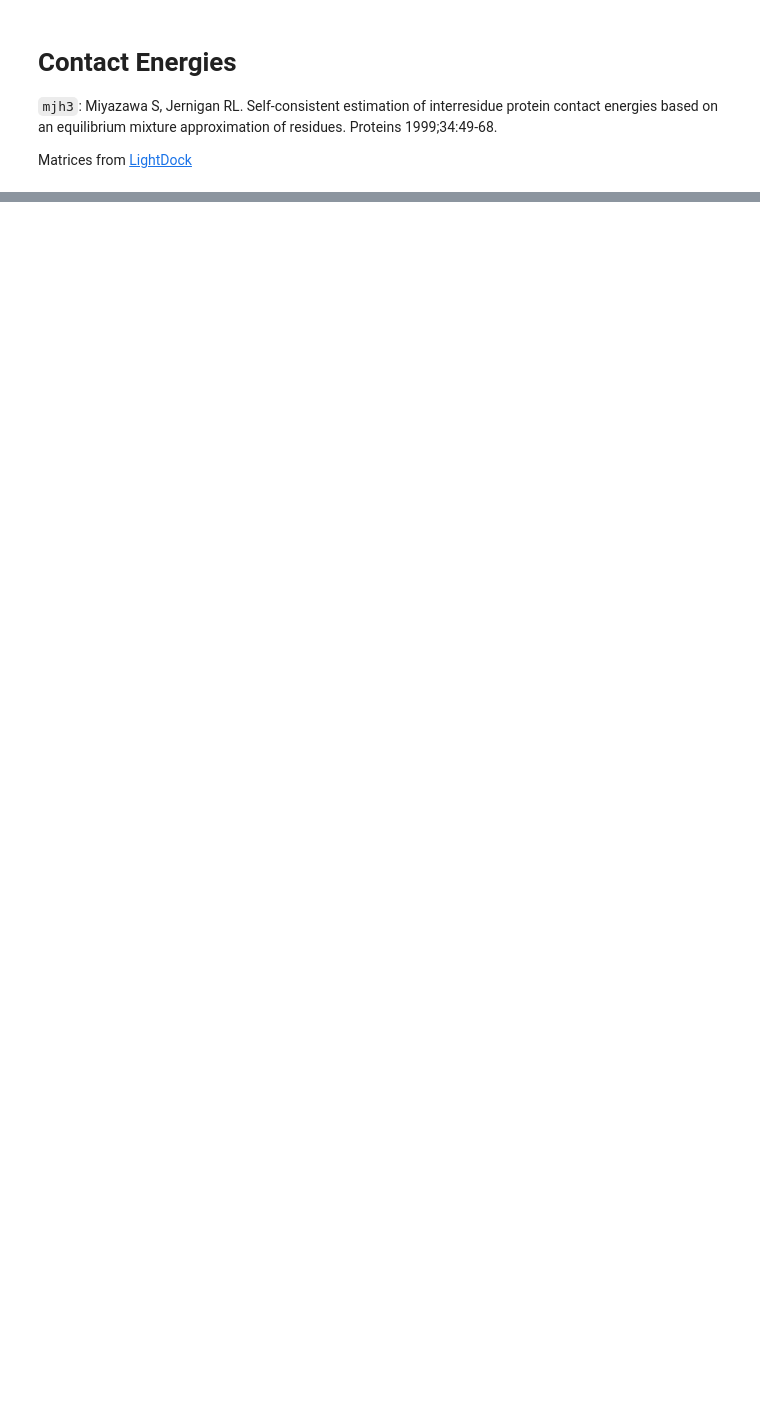
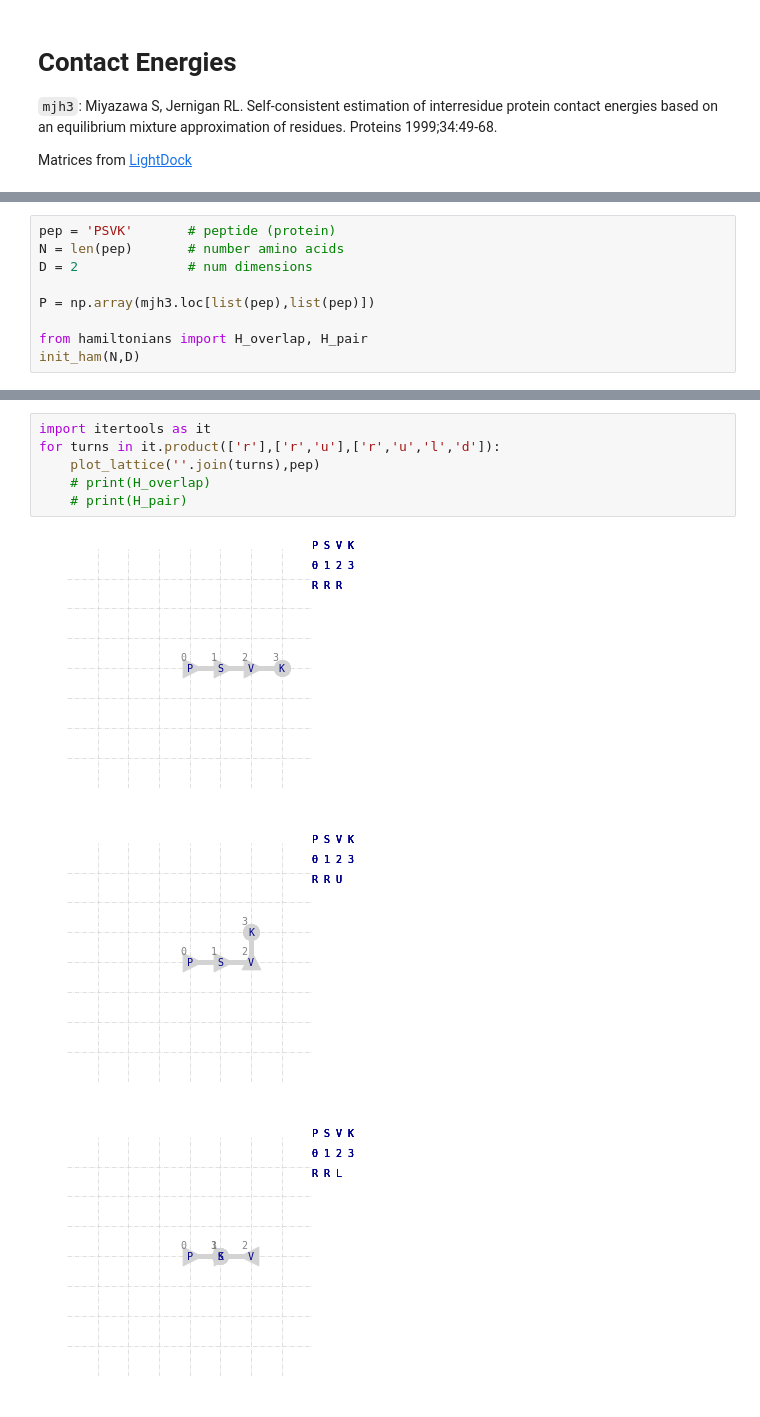
Before and after one commit to slongwell/qfold, a Jupyter notebook: final.ipynb, the cells around one changed output, grey strips where cells are left out. Saved outputs shown, nothing was run; the diff lists cells and outputs as text; blank space fills up the shorter version.

```diff
--- a/final.ipynb
+++ b/final.ipynb
@@ -178,0 +83,9 @@ Hm =
+# %%
+pep = 'PSVK'       # peptide (protein)
+N = len(pep)       # number amino acids
+D = 2              # num dimensions
+
+P = np.array(mjh3.loc[list(pep),list(pep)])
+
+from hamiltonians import H_overlap, H_pair
+init_ham(N,D)
@@ -178,0 +131,10 @@ Hm =
+# %%
+import itertools as it
+for turns in it.product(['r'],['r','u'],['r','u','l','d']):
+    plot_lattice(''.join(turns),pep)
+    # print(H_overlap)
+    # print(H_pair)
+# %% [output]
+[figure, added]
+[figure, added]
+[figure, added]
```
Also changed, not shown: parts of 24 cells of this notebook, 5 other files.
